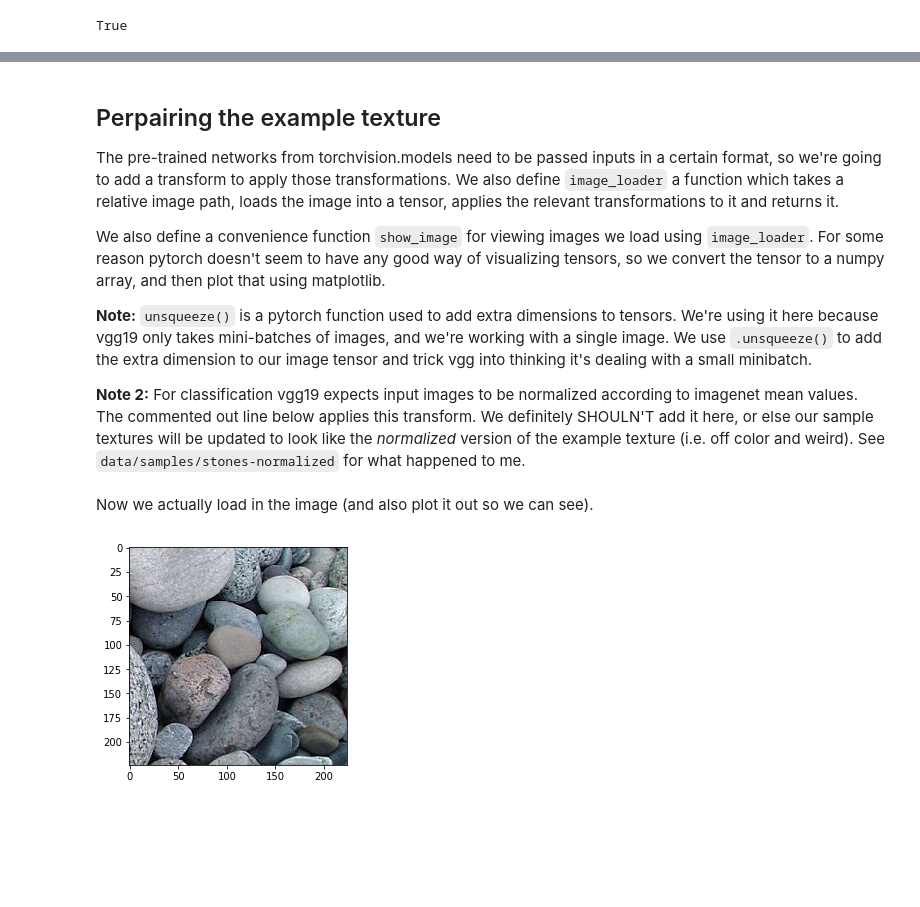
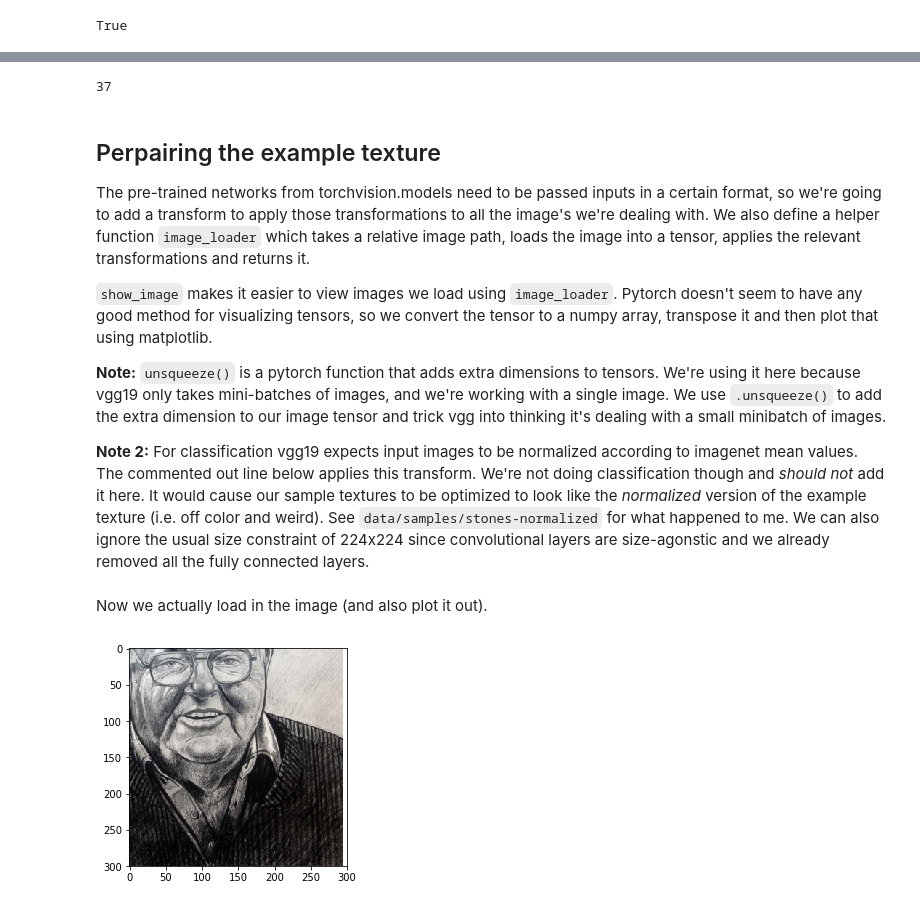
Before and after one commit to Lewington-pitsos/multi-scale-texture-syn, a Jupyter notebook: syn.ipynb, the cells around one changed output, grey strips where cells are left out. Saved outputs shown, nothing was run; the diff lists cells and outputs as text; code cells hidden in the pictures; blank space fills up the shorter version.

Commit message:
generating decent textures

```diff
--- a/syn.ipynb
+++ b/syn.ipynb
@@ -44,17 +48,22 @@ Optionally, we can also replace all the max pool layers in our vgg network with
+# %%
+useful_layers = list(vgg.children())[0]
+vgg = nn.Sequential(useful_layers)
+len(list(vgg.children())[0]) # should be 37
+# %% [output]
+37
 # %% [markdown]
 ## Perpairing the example texture
 
-The pre-trained networks from torchvision.models need to be passed inputs in a certain format, so we're going to add a transform to apply those transformations. We also define `image_loader` a function which takes a relative image path, loads the image into a tensor, applies the relevant transformations to it and returns it.
+The pre-trained networks from torchvision.models need to be passed inputs in a certain format, so we're going to add a transform to apply those transformations to all the image's we're dealing with. We also define a helper function `image_loader` which takes a relative image path, loads the image into a tensor, applies the relevant transformations and returns it.
 
-We also define a convenience function `show_image` for viewing images we load using `image_loader`. For some reason pytorch doesn't seem to have any good way of visualizing tensors, so we convert the tensor to a numpy array, and then plot that using matplotlib.
+`show_image` makes it easier to view images we load using `image_loader`. Pytorch doesn't seem to have any good method for visualizing tensors, so we convert the tensor to a numpy array, transpose it and then plot that using matplotlib.
 
-**Note:** `unsqueeze()` is a pytorch function used to add extra dimensions to tensors. We're using it here because vgg19 only takes mini-batches of images, and we're working with a single image. We use `.unsqueeze()` to add the extra dimension to our image tensor and trick vgg into thinking it's dealing with a small minibatch.
+**Note:** `unsqueeze()` is a pytorch function that adds extra dimensions to tensors. We're using it here because vgg19 only takes mini-batches of images, and we're working with a single image. We use `.unsqueeze()` to add the extra dimension to our image tensor and trick vgg into thinking it's dealing with a small minibatch of images.
 
-**Note 2:** For classification vgg19 expects input images to be normalized according to imagenet mean values. The commented out line below applies this transform. We definitely SHOULN'T add it here, or else our sample textures will be updated to look like the *normalized* version of the example texture (i.e. off color and weird). See `data/samples/stones-normalized` for what happened to me.
+**Note 2:** For classification vgg19 expects input images to be normalized according to imagenet mean values. The commented out line below applies this transform. We're not doing classification though and *should not* add it here. It would cause our sample textures to be optimized to look like the *normalized* version of the example texture (i.e. off color and weird). See `data/samples/stones-normalized` for what happened to me. We can also ignore the usual size constraint of 224x224 since convolutional layers are size-agonstic and we already removed all the fully connected layers.
 # %%
 transform = transforms.Compose([
-        transforms.RandomCrop(224),
-        transforms.RandomHorizontalFlip(),
+        transforms.RandomCrop(300),
         transforms.ToTensor(),
         # transforms.Normalize([0.485, 0.456, 0.406], [0.229, 0.224, 0.225])
     ])
@@ -70,16 +79,16 @@ def show_image(image_tensor):
     np_image = image_tensor.squeeze().cpu().detach().numpy()
     plt.imshow(np.transpose(np_image, (1, 2, 0)))
 # %% [markdown]
-Now we actually load in the image (and also plot it out so we can see).
+Now we actually load in the image (and also plot it out).
 # %%
 img_path = "data/examples/"
-img_name = "stones.jpg"
+img_name = "pencil-2.jpg" # we use this variable later
 full_path = img_path + img_name
 
 example_texture = image_loader(full_path)
 show_image(example_texture)
 # %% [output]
-[figure, old version]
+[figure, new version]
 # %% [markdown]
 ## Extracting Layer activations
 
```
Also changed, not shown: parts of 28 cells of this notebook, 7 other files.
